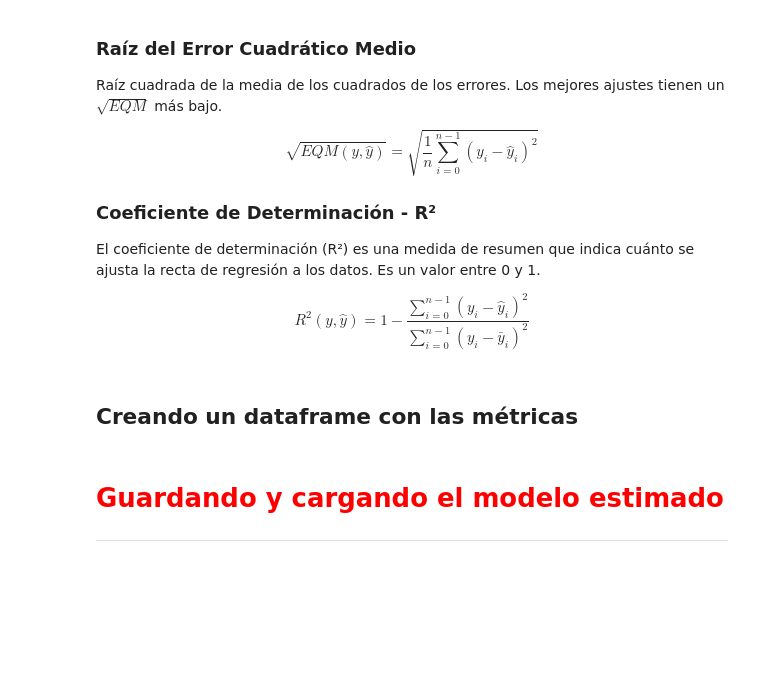
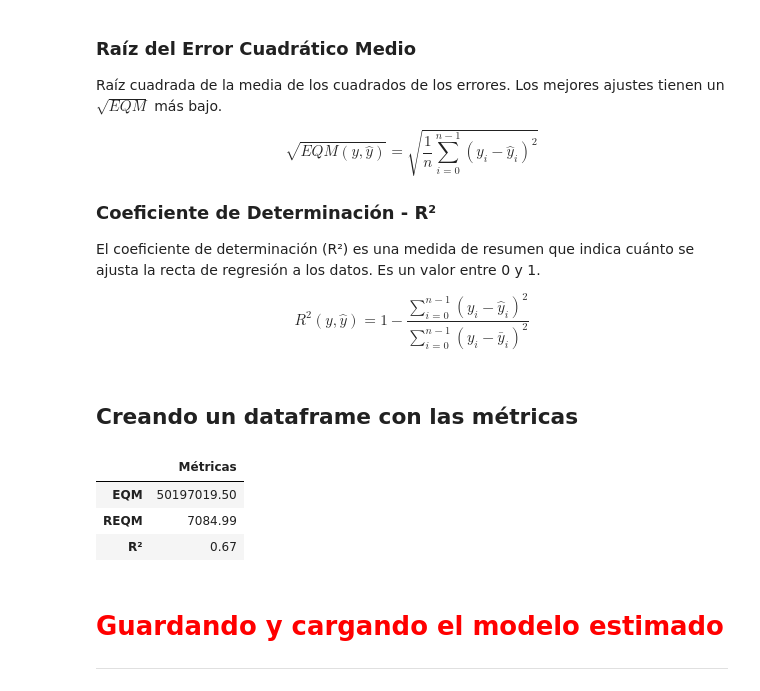
Before and after one commit to Luis1g/Regresion-Lineal-1, a Jupyter notebook: 1803-Ejercicio/Ejercicio/Regresión_Lineal_Exerjicio.ipynb, the cells around one changed output. Cells and saved outputs as stored; diff of their text form; code cells hidden in the pictures; blank space fills up the shorter version.

```diff
--- a/1803-Ejercicio/Ejercicio/Regresión_Lineal_Exerjicio.ipynb
+++ b/1803-Ejercicio/Ejercicio/Regresión_Lineal_Exerjicio.ipynb
@@ -269,5 +289,7 @@ https://scikit-learn.org/stable/modules/generated/sklearn.model_selection.train_
 # %% [markdown]
 ## Creando los datasets de entrenamiento y de prueba
+# %%
+X_train, X_test, y_train, y_test = train_test_split(X, y, test_size=0.3, random_state=2811)
 # %% [markdown]
 ## Importando *LinearRegression* y *metrics* de la biblioteca *scikit-learn*
 
@@ -277,6 +302,10 @@ https://scikit-learn.org/stable/modules/classes.html#regression-metrics
 # %% [markdown]
 ## Instanciando la clase *LinearRegression()*
+# %%
+modelo = LinearRegression()
 # %% [markdown]
 ## Utilizando el método *fit()* para estimar el modelo lineal con los datos de ENTRENAMIENTO (y_train y X_train)
 
 https://scikit-learn.org/stable/modules/generated/sklearn.linear_model.LinearRegression.html#sklearn.linear_model.LinearRegression.fit
+# %%
+modelo.fit(X_train, y_train)
@@ -296,6 +331,8 @@ https://scikit-learn.org/stable/modules/generated/sklearn.linear_model.LinearReg
 ## Generando predicciones para los datos de PRUEBA (X_test) con el método *predict()*
 
 https://scikit-learn.org/stable/modules/generated/sklearn.linear_model.LinearRegression.html#sklearn.linear_model.LinearRegression.predict
+# %%
+y_prediccion = modelo.predict(X_test)
 # %% [markdown]
 ## Obteniendo el coeficiente de determinación (R²) para las predicciones de nuestro modelo
 
@@ -337,6 +391,17 @@ El coeficiente de determinación (R²) es una medida de resumen que indica cuán
 $$R^2(y, \hat{y}) = 1 - \frac {\sum_{i=0}^{n-1}(y_i-\hat{y}_i)^2}{\sum_{i=0}^{n-1}(y_i-\bar{y}_i)^2}$$
 # %% [markdown]
 ## Creando un dataframe con las métricas
+# %%
+EQM = metrics.mean_squared_error(y_test, y_prediccion).__round__(2)
+REQM = np.sqrt(metrics.mean_squared_error(y_test, y_prediccion)).round(2)
+R2 = metrics.r2_score(y_test, y_prediccion).__round__(2)
+
+pd.DataFrame([EQM, REQM, R2], ['EQM', 'REQM', 'R²'], columns=['Métricas'])
+# %% [output]
+|  | Métricas |
+| EQM | 50197019.50 |
+| REQM | 7084.99 |
+| R² | 0.67 |
 # %% [markdown]
 # <font color='red' style='font-size: 30px;'>Guardando y cargando el modelo estimado</font>
 
```
Also changed, not shown: parts of 12 cells of this notebook, 1 other file.
